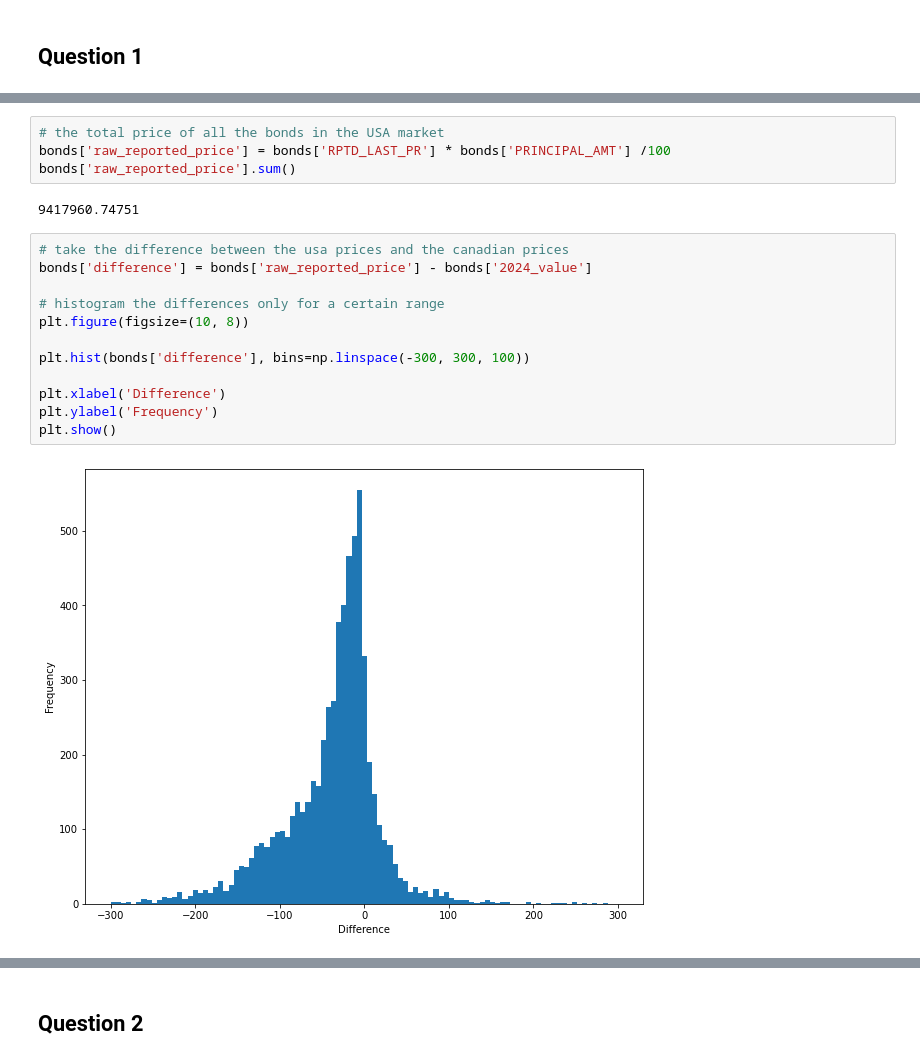
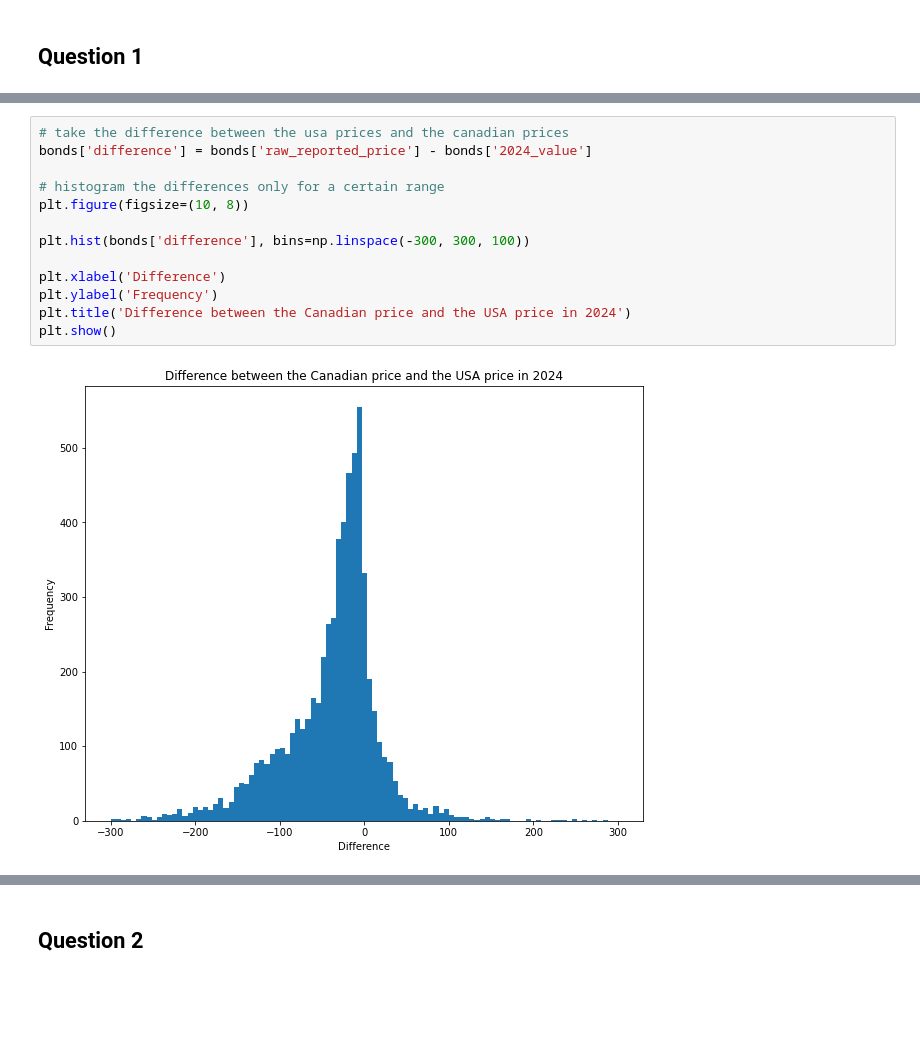
Before and after one commit to willseff/bond-pricing, a Jupyter notebook: bond_pricing.ipynb, the cells around one changed output, grey strips where cells are left out. Saved outputs shown, nothing was run; the diff lists cells and outputs as text; blank space fills up the shorter version.

```diff
--- a/bond_pricing.ipynb
+++ b/bond_pricing.ipynb
@@ -178,21 +189,16 @@ bonds['2024_value'].sum()
-# %%
-# the total price of all the bonds in the USA market
-bonds['raw_reported_price'] = bonds['RPTD_LAST_PR'] * bonds['PRINCIPAL_AMT'] /100
-bonds['raw_reported_price'].sum()
-# %% [output]
-9417960.74751
 # %%
 # take the difference between the usa prices and the canadian prices
 bonds['difference'] = bonds['raw_reported_price'] - bonds['2024_value']
 
 # histogram the differences only for a certain range
 plt.figure(figsize=(10, 8))
 
 plt.hist(bonds['difference'], bins=np.linspace(-300, 300, 100))
 
 plt.xlabel('Difference')
 plt.ylabel('Frequency')
+plt.title('Difference between the Canadian price and the USA price in 2024')
 plt.show()
 # %% [output]
-[figure, old version]
+[figure, new version]
 # %%
```
Also changed, not shown: parts of 9 cells of this notebook, 1 other file.
